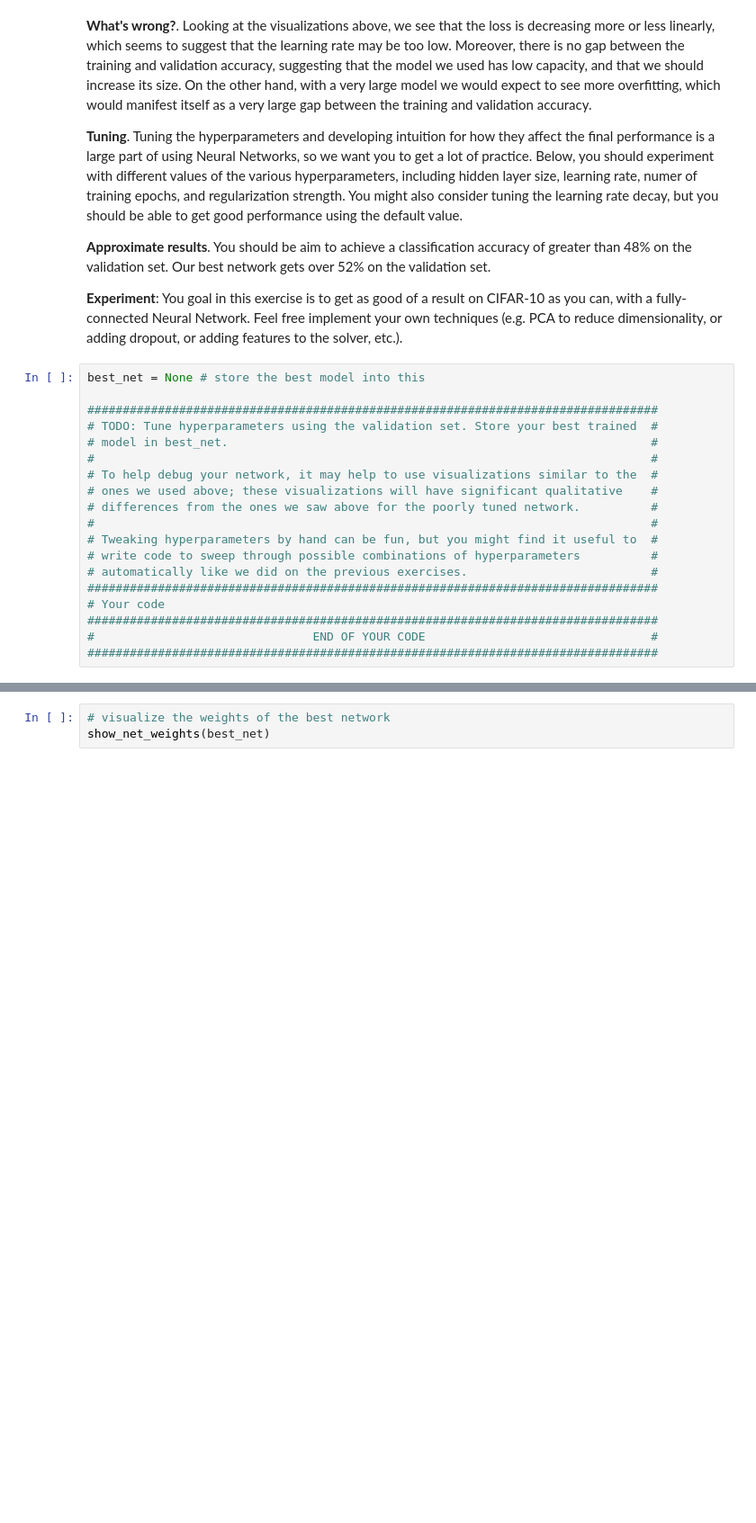
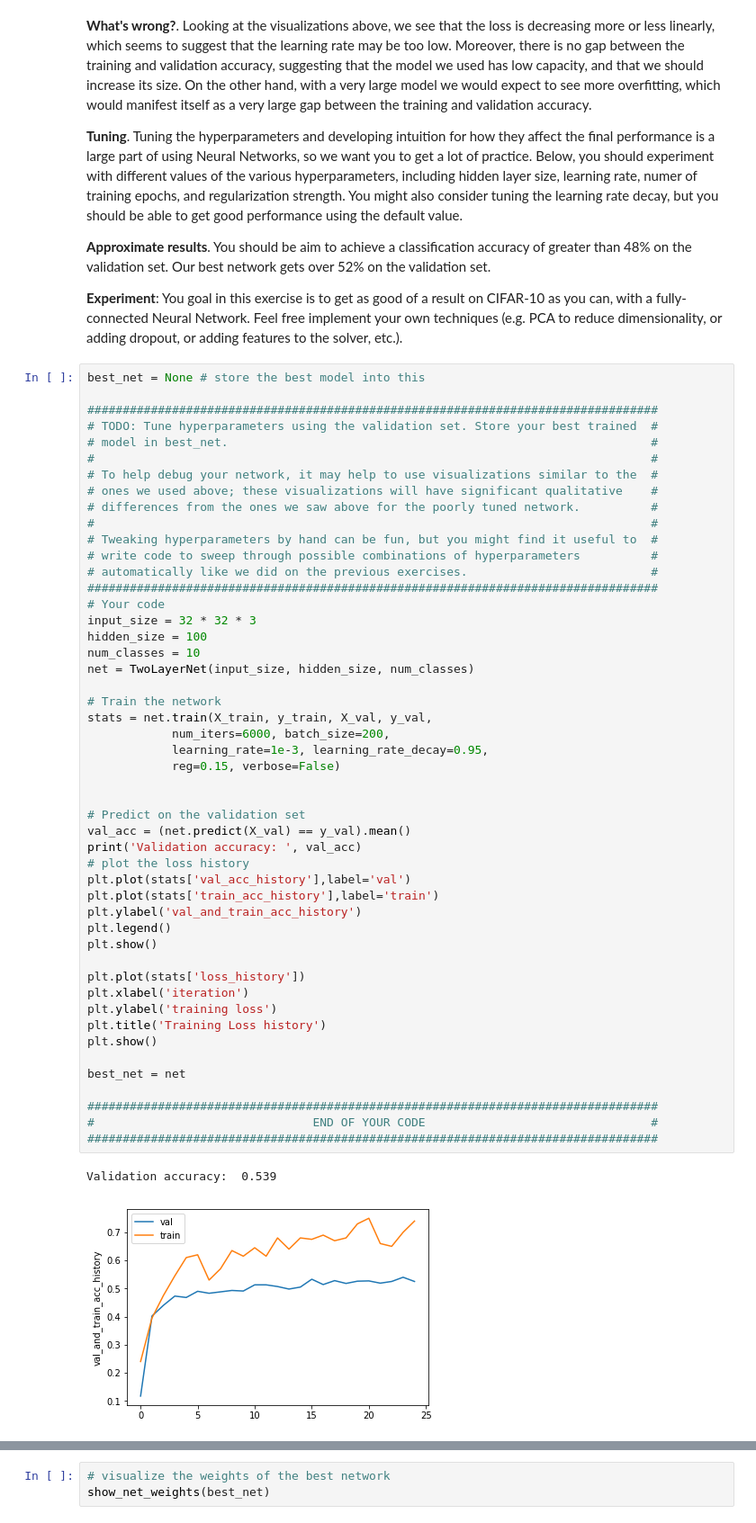
Before and after one commit to Dipeshtamboli/CS231n, a Jupyter notebook: assignment1/two_layer_net.ipynb, the cells around one changed output, grey strips where cells are left out. Shown: that part at 90% size. Cells and saved outputs as stored; diff of their text form; blank space fills up the shorter version.

```diff
--- a/assignment1/two_layer_net.ipynb
+++ b/assignment1/two_layer_net.ipynb
@@ -241,19 +299,52 @@ show_net_weights(net)
 # %%
 best_net = None # store the best model into this
 
 #################################################################################
 # TODO: Tune hyperparameters using the validation set. Store your best trained  #
 # model in best_net.                                                            #
 #                                                                               #
 # To help debug your network, it may help to use visualizations similar to the  #
 # ones we used above; these visualizations will have significant qualitative    #
 # differences from the ones we saw above for the poorly tuned network.          #
 #                                                                               #
 # Tweaking hyperparameters by hand can be fun, but you might find it useful to  #
 # write code to sweep through possible combinations of hyperparameters          #
 # automatically like we did on the previous exercises.                          #
 #################################################################################
 # Your code
+input_size = 32 * 32 * 3
+hidden_size = 100
+num_classes = 10
+net = TwoLayerNet(input_size, hidden_size, num_classes)
+
+# Train the network
+stats = net.train(X_train, y_train, X_val, y_val,
+            num_iters=6000, batch_size=200,
+            learning_rate=1e-3, learning_rate_decay=0.95,
+            reg=0.15, verbose=False)
+
+
+# Predict on the validation set
+val_acc = (net.predict(X_val) == y_val).mean()
+print('Validation accuracy: ', val_acc)
+# plot the loss history
+plt.plot(stats['val_acc_history'],label='val')
+plt.plot(stats['train_acc_history'],label='train')
+plt.ylabel('val_and_train_acc_history')
+plt.legend()
+plt.show()
+
+plt.plot(stats['loss_history'])
+plt.xlabel('iteration')
+plt.ylabel('training loss')
+plt.title('Training Loss history')
+plt.show()
+
+best_net = net
+
 #################################################################################
 #                               END OF YOUR CODE                                #
 #################################################################################
+# %% [output]
+Validation accuracy:  0.539
+[figure, added]
```
Also changed, not shown: parts of 10 cells of this notebook, 4 other files.
